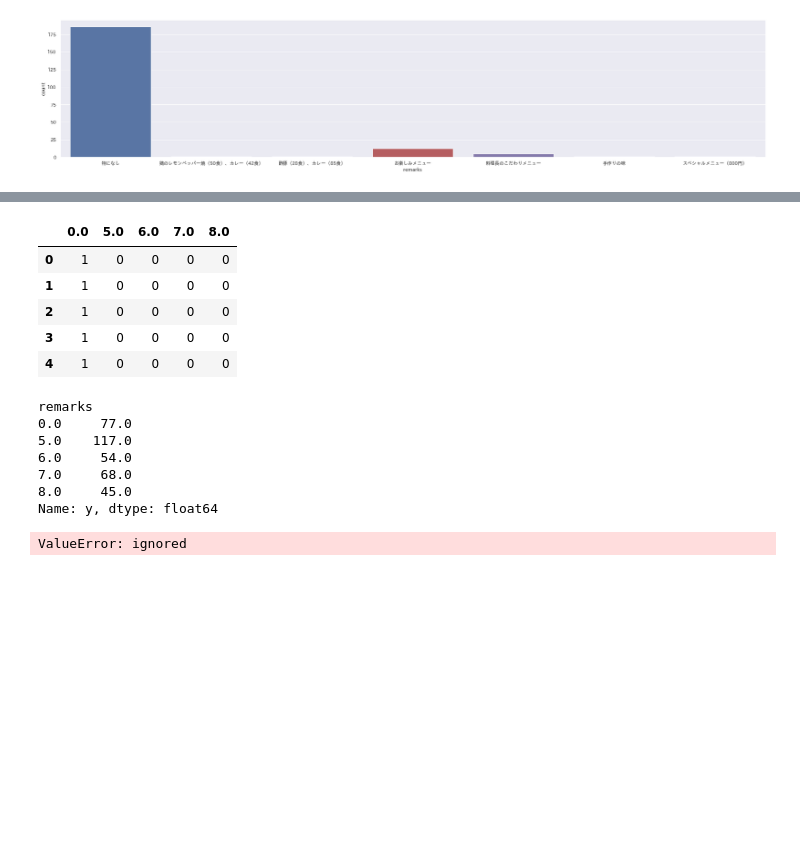
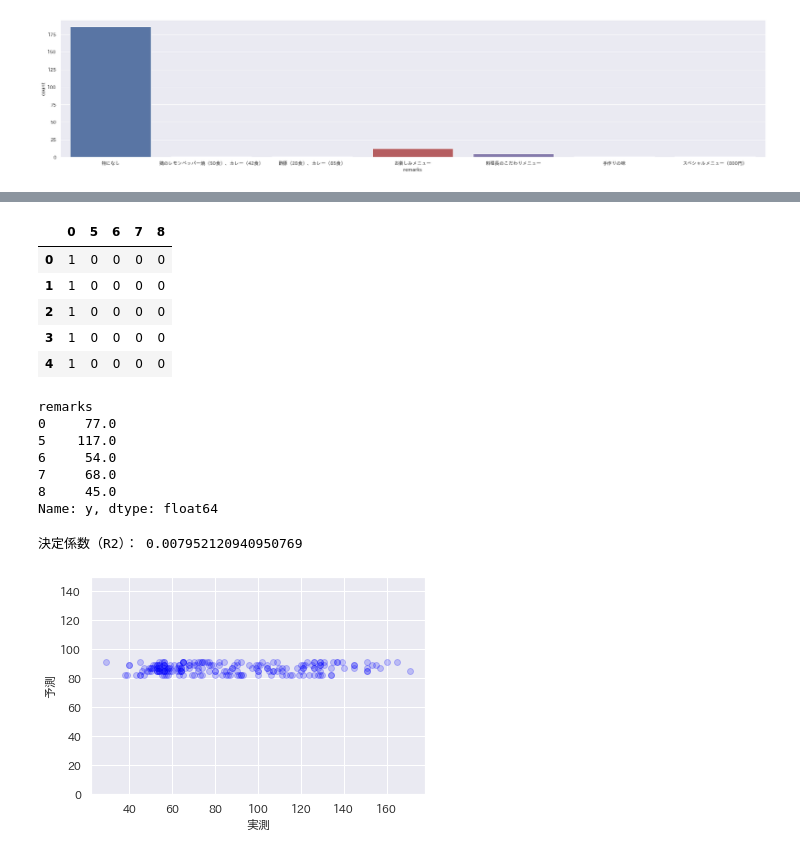
Before and after one commit to wakana23/anime2021, a Jupyter notebook: 数値計算法IDay4.ipynb, the cells around one changed output, grey strips where cells are left out. Saved outputs shown, nothing was run; the diff lists cells and outputs as text; code cells hidden in the pictures; blank space fills up the shorter version.

```diff
--- a/数値計算法IDay4.ipynb
+++ b/数値計算法IDay4.ipynb
@@ -201,3 +201,6 @@ df['remarks']=df['remarks'].map({
      '料理長のこだわりメニュー': 6,
      '手作りの味': 7, 'スペシャルメニュー（800円）':8
 })
+# %%
+df['remarks'] = df['remarks'].fillna(df['remarks'].mean()).astype(int)
+df.head()
@@ -205,7 +215,7 @@ df['remarks']=df['remarks'].map({
 df_remarks = pd.get_dummies(df['remarks'], dummy_na=False, columns=['remarks'])
 df_remarks.head()
 # %% [output]
-|  | 0.0 | 5.0 | 6.0 | 7.0 | 8.0 |
+|  | 0 | 5 | 6 | 7 | 8 |
 | 0 | 1 | 0 | 0 | 0 | 0 |
 | 1 | 1 | 0 | 0 | 0 | 0 |
 | 2 | 1 | 0 | 0 | 0 | 0 |
@@ -215,28 +225,31 @@ df_remarks.head()
 df.groupby('remarks')['y'].median()
 # %% [output]
 remarks
-0.0     77.0
-5.0    117.0
-6.0     54.0
-7.0     68.0
-8.0     45.0
+0     77.0
+5    117.0
+6     54.0
+7     68.0
+8     45.0
 Name: y, dtype: float64
 # %%
 from sklearn.linear_model import LinearRegression
 # %%
-X = df[['weather','week','remarks']]
+X = df[['week']]
 y = df['y']
 
 model = LinearRegression()
 model.fit(X, y)
 
 y_pred = model.predict(X)
 plt.scatter(y, y_pred, color = 'blue', alpha=0.2)
 plt.xlabel('実測')
 plt.ylabel('予測')
 plt.ylim(0, 150)
 
+from sklearn.metrics import r2_score
+
 r2= r2_score(y, y_pred)
 print('決定係数（R2）：', r2)
 # %% [output]
-ValueError: ignored
+決定係数（R2）： 0.007952120940950769
+[figure, added]
```
Also changed, not shown: parts of 4 cells of this notebook.
